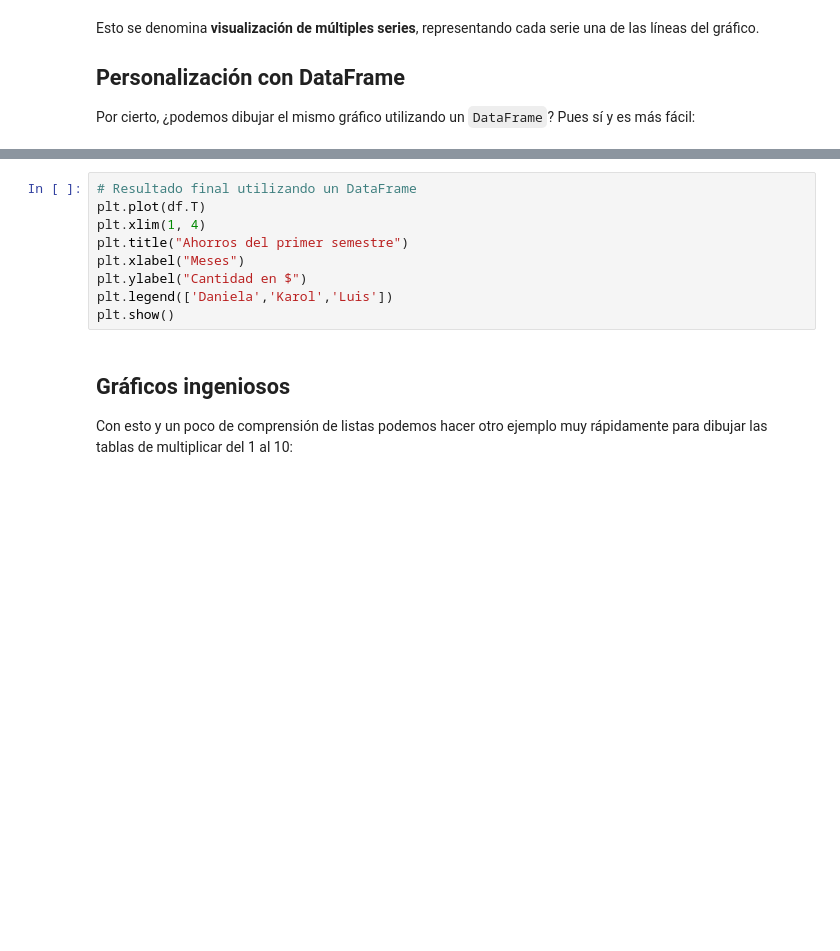
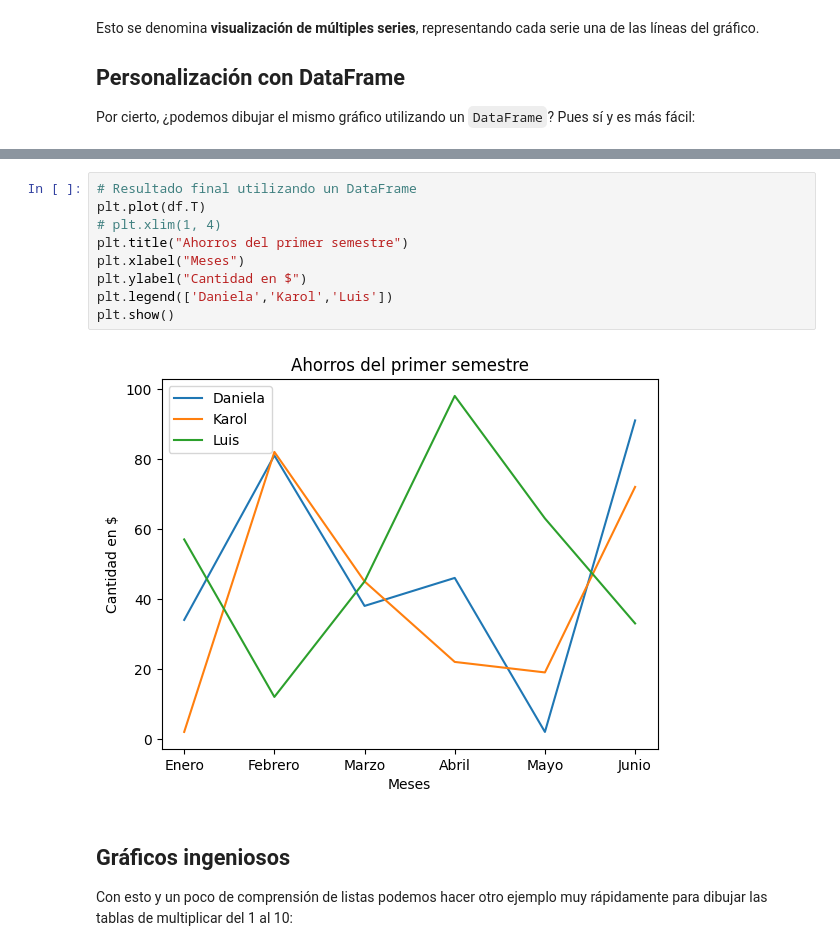
Before and after one commit to lauragonzalezmoran/phyton_basico_ICAI, a Jupyter notebook: ClassBook/10_Matplotlib/05 - Títulos, etiquetas y leyendas.ipynb, the cells around one changed output, grey strips where cells are left out. Drawn from its saved outputs; the diff is of its cells as text; blank space fills up the shorter version.

```diff
--- a/ClassBook/10_Matplotlib/05 - Títulos, etiquetas y leyendas.ipynb
+++ b/ClassBook/10_Matplotlib/05 - Títulos, etiquetas y leyendas.ipynb
@@ -102,12 +128,14 @@ plt.show()
 # %%
 # Resultado final utilizando un DataFrame
 plt.plot(df.T)
-plt.xlim(1, 4)
+# plt.xlim(1, 4)
 plt.title("Ahorros del primer semestre")
 plt.xlabel("Meses")
 plt.ylabel("Cantidad en $")
 plt.legend(['Daniela','Karol','Luis'])
 plt.show()
+# %% [output]
+[figure, added]
 # %% [markdown]
 ## Gráficos ingeniosos
 
```
Also changed, not shown: parts of 9 cells of this notebook, 9 other files.
